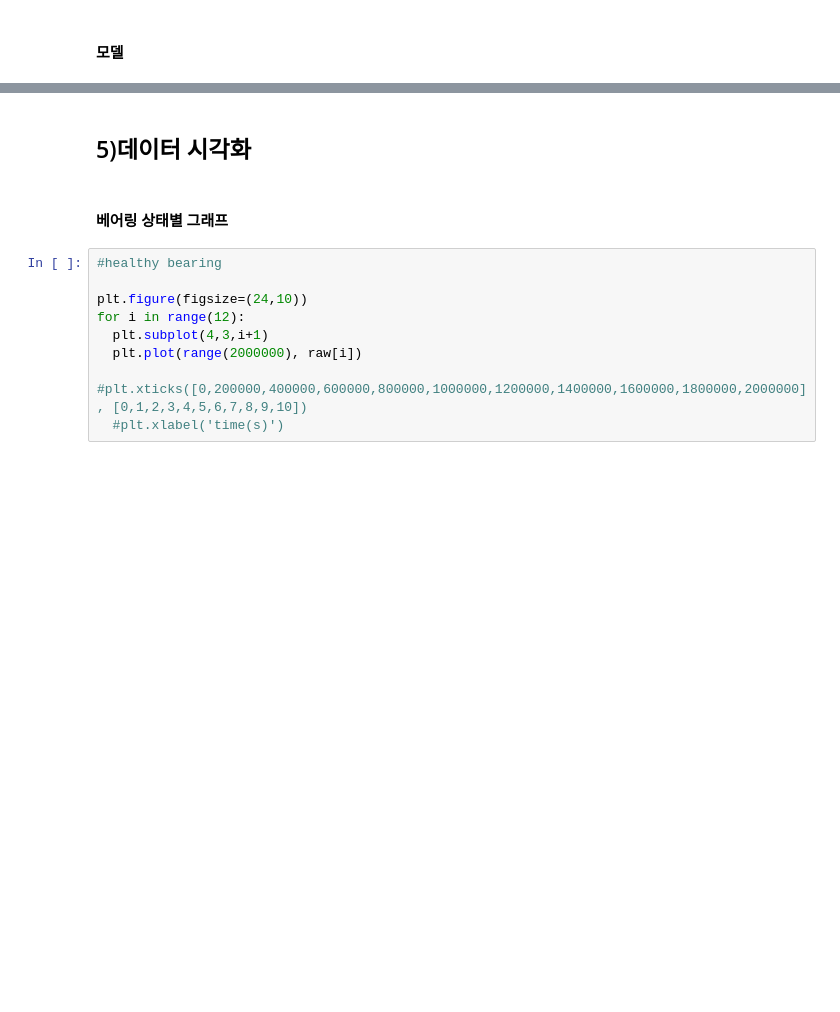
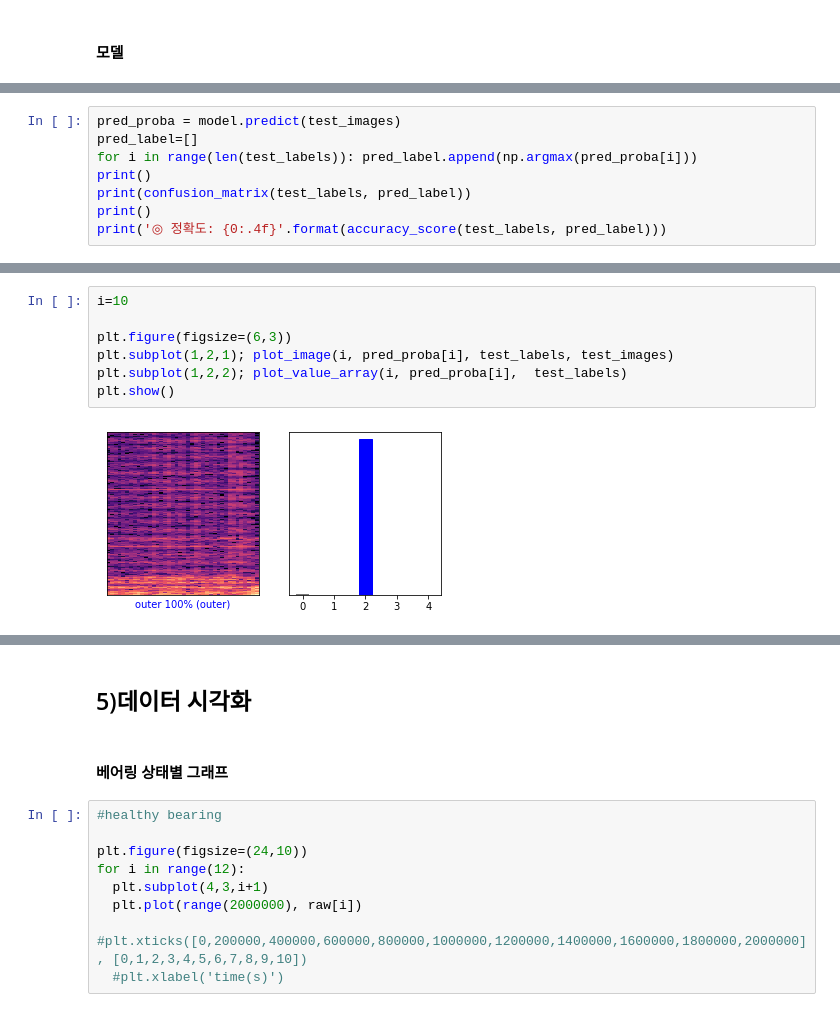
Before and after one commit to engineercha/engineercha, a Jupyter notebook: 졸프.ipynb, the cells around one changed output, grey strips where cells are left out. Drawn from its saved outputs; the diff is of its cells as text; blank space fills up the shorter version.

```diff
--- a/졸프.ipynb
+++ b/졸프.ipynb
@@ -983,0 +1147,8 @@ f,t,Zxx=signal.stft(raw[0], fs=200000, nperseg=1000)
+# %%
+pred_proba = model.predict(test_images)
+pred_label=[]
+for i in range(len(test_labels)): pred_label.append(np.argmax(pred_proba[i]))
+print()
+print(confusion_matrix(test_labels, pred_label))
+print()
+print('◎ 정확도: {0:.4f}'.format(accuracy_score(test_labels, pred_label)))
@@ -983,0 +1165,9 @@ f,t,Zxx=signal.stft(raw[0], fs=200000, nperseg=1000)
+# %%
+i=10
+
+plt.figure(figsize=(6,3))
+plt.subplot(1,2,1); plot_image(i, pred_proba[i], test_labels, test_images)
+plt.subplot(1,2,2); plot_value_array(i, pred_proba[i],  test_labels)
+plt.show()
+# %% [output]
+[figure, added]
```
Also changed, not shown: parts of 48 cells of this notebook.
